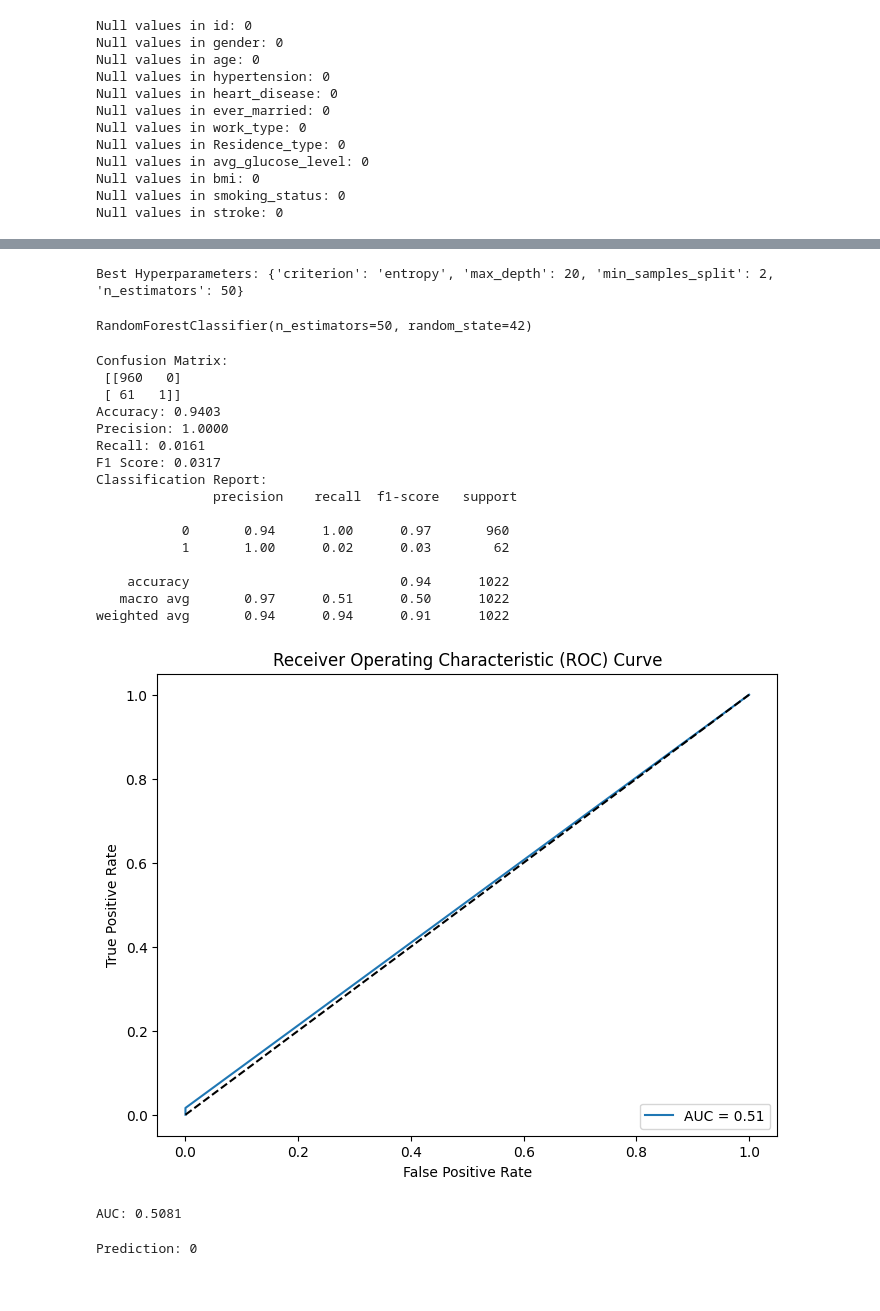
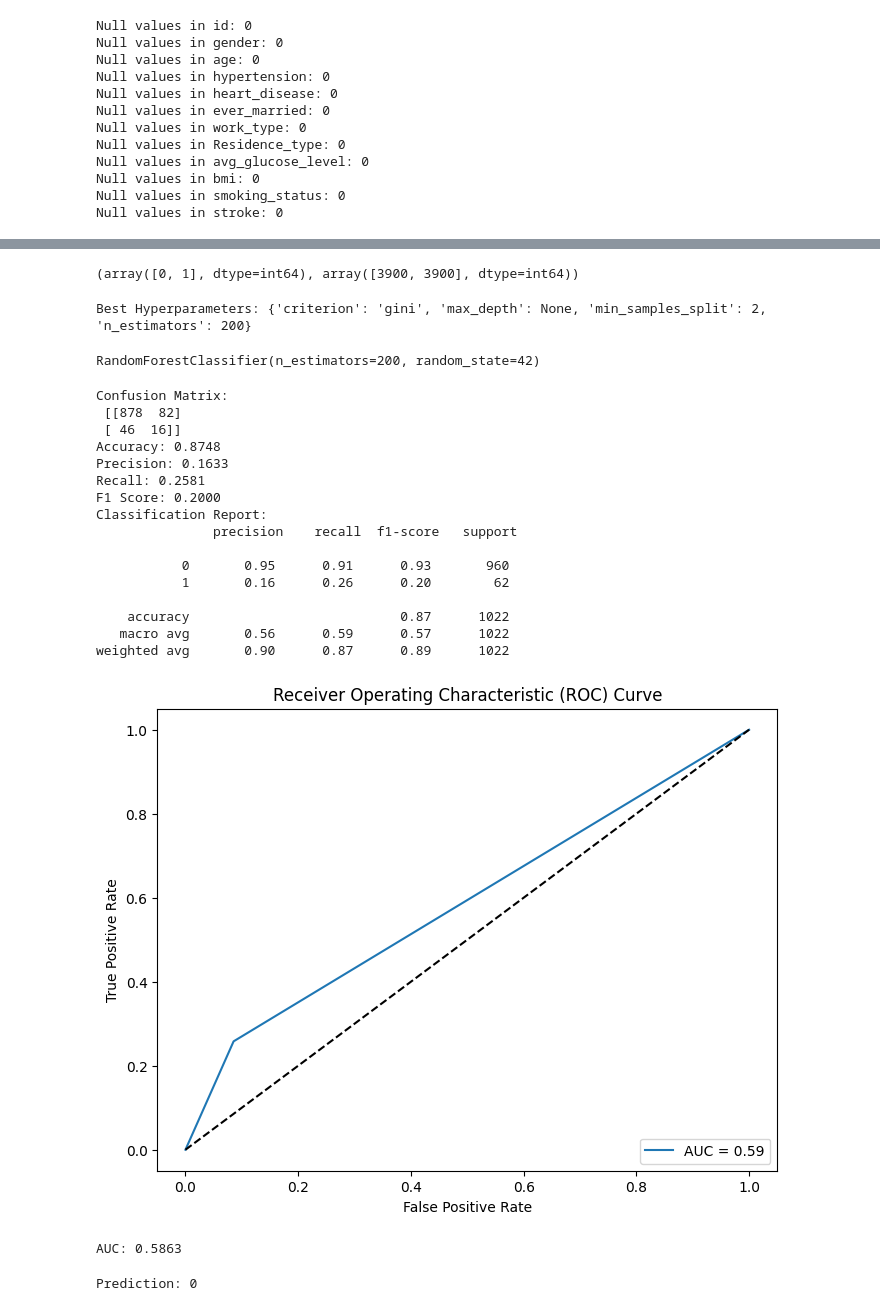
Before and after one commit to WSNekoWay/AI_ALP_Bryan---Hans, a Jupyter notebook: random_forest_stroke.ipynb, the cells around one changed output, grey strips where cells are left out. Saved outputs shown, nothing was run; the diff lists cells and outputs as text; code cells hidden in the pictures.

```diff
--- a/random_forest_stroke.ipynb
+++ b/random_forest_stroke.ipynb
@@ -181,14 +182,23 @@ df.head()
 
 X = df.drop(['id', 'stroke'], axis=1)
 y = df['stroke']
+
+numerical_cols = ['age', 'avg_glucose_level', 'bmi']
 # %%
 X_train, X_test, y_train, y_test = train_test_split(X, y, test_size=0.2, random_state=42)
 
 scaler = StandardScaler()
-scaled_X_train = scaler.fit_transform(X_train)
-scaled_X_test = scaler.transform(X_test)
+X_train[numerical_cols] = scaler.fit_transform(X_train[numerical_cols])
+X_test[numerical_cols] = scaler.transform(X_test[numerical_cols])
+
+smote = SMOTE(random_state=42)
+resampled_X_train, resampled_Y_train = smote.fit_resample(X_train, y_train)
+# %%
+np.unique(resampled_Y_train, return_counts=True)
+# %% [output]
+(array([0, 1], dtype=int64), array([3900, 3900], dtype=int64))
 # %%
-best_random_state = None
+# best_random_state = None
 best_entropy = None
 best_accuracy = 0
 best_params = None
@@ -201,14 +211,12 @@ param_grid = {
 }
 
 # for random_state in range(1, 101):
-for criterion in ['gini', 'entropy']:
+for criterion in param_grid['criterion']:
 
-    model = RandomForestClassifier(random_state=42, criterion=criterion)
+    model = RandomForestClassifier(random_state=42, criterion=criterion, n_jobs=-1)
     grid_search = GridSearchCV(estimator=model, param_grid=param_grid, scoring='f1_weighted', cv=5)
 
-    grid_search.fit(scaled_X_train, y_train)
-
-    y_pred = grid_search.predict(scaled_X_test)
+    grid_search.fit(resampled_X_train, resampled_Y_train)
 
     if grid_search.best_score_ > best_accuracy:
         best_accuracy = grid_search.best_score_
@@ -218,13 +226,13 @@ for criterion in ['gini', 'entropy']:
 
 print("Best Hyperparameters:", best_params)
 
-final_model = RandomForestClassifier(best_params['n_estimators'], random_state=42)
-final_model.fit(scaled_X_train, y_train)
+final_model = RandomForestClassifier(n_estimators=best_params['n_estimators'], max_depth=best_params['max_depth'], min_samples_split=best_params['min_samples_split'], criterion=best_params['criterion'], random_state=42)
+final_model.fit(resampled_X_train, resampled_Y_train)
 # %% [output]
-Best Hyperparameters: {'criterion': 'entropy', 'max_depth': 20, 'min_samples_split': 2, 'n_estimators': 50}
+Best Hyperparameters: {'criterion': 'gini', 'max_depth': None, 'min_samples_split': 2, 'n_estimators': 200}
-RandomForestClassifier(n_estimators=50, random_state=42)
+RandomForestClassifier(n_estimators=200, random_state=42)
 # %%
-y_pred = final_model.predict(scaled_X_test)
+y_pred = final_model.predict(X_test)
 
 conf_matrix = confusion_matrix(y_test, y_pred)
 print("Confusion Matrix:\n", conf_matrix)
@@ -237,46 +245,46 @@ print(f"Precision: {precision:.4f}")
 
 recall = recall_score(y_test, y_pred)
 print(f"Recall: {recall:.4f}")
 
 f1 = f1_score(y_test, y_pred)
 print(f"F1 Score: {f1:.4f}")
 
 class_report = classification_report(y_test, y_pred)
 print("Classification Report:\n", class_report)
 
 
 fpr, tpr, thresholds = roc_curve(y_test, y_pred)
 roc_auc = roc_auc_score(y_test, y_pred)
 
 plt.figure(figsize=(8, 6))
 plt.plot(fpr, tpr, label=f'AUC = {roc_auc:.2f}')
 plt.plot([0, 1], [0, 1], 'k--')
 plt.xlabel('False Positive Rate')
 plt.ylabel('True Positive Rate')
 plt.title('Receiver Operating Characteristic (ROC) Curve')
 plt.legend(loc='lower right')
 plt.show()
 
 print(f"AUC: {roc_auc:.4f}")
 # %% [output]
 Confusion Matrix:
- [[960   0]
- [ 61   1]]
-Accuracy: 0.9403
-Precision: 1.0000
-Recall: 0.0161
-F1 Score: 0.0317
+ [[878  82]
+ [ 46  16]]
+Accuracy: 0.8748
+Precision: 0.1633
+Recall: 0.2581
+F1 Score: 0.2000
 Classification Report:
                precision    recall  f1-score   support
 
-           0       0.94      1.00      0.97       960
-           1       1.00      0.02      0.03        62
+           0       0.95      0.91      0.93       960
+           1       0.16      0.26      0.20        62
 
-    accuracy                           0.94      1022
-   macro avg       0.97      0.51      0.50      1022
-weighted avg       0.94      0.94      0.91      1022
+    accuracy                           0.87      1022
+   macro avg       0.56      0.59      0.57      1022
+weighted avg       0.90      0.87      0.89      1022
-[figure, old version]
+[figure, new version]
-AUC: 0.5081
+AUC: 0.5863
 # %%
 # Sample input data for testing predictions
 new_data = {
```
Also changed, not shown: parts of 3 cells of this notebook.
